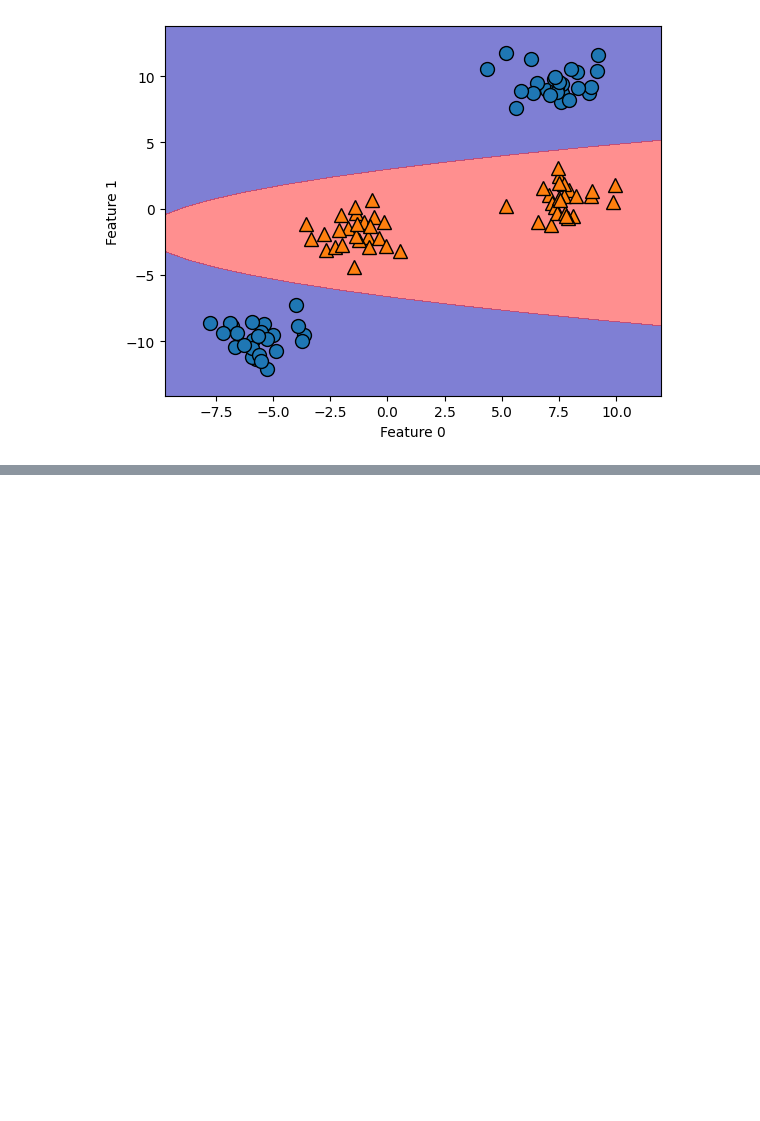
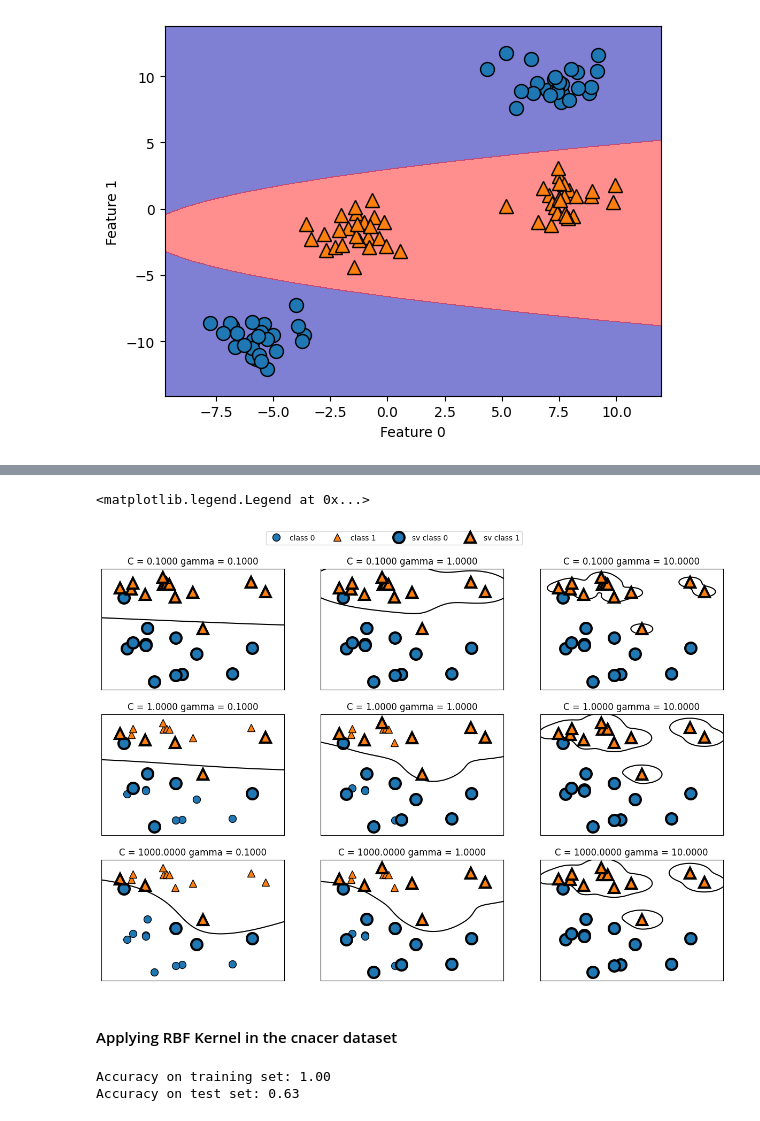
Before and after one commit to jurgenfolz/Machine-Learning-Examples, a Jupyter notebook: Supervised Learning/Support vector machines/SVM.ipynb, the cells around one changed output, grey strips where cells are left out. Saved outputs shown, nothing was run; the diff lists cells and outputs as text; code cells hidden in the pictures; blank space fills up the shorter version.

```diff
--- a/Supervised Learning/Support vector machines/SVM.ipynb
+++ b/Supervised Learning/Support vector machines/SVM.ipynb
@@ -111,0 +143,26 @@ Text(0, 0.5, 'Feature 1')
+# %%
+fig, axes = plt.subplots(3, 3, figsize=(15, 10))
+for ax, C in zip(axes, [-1, 0, 3]):
+    for a, gamma in zip(ax, range(-1, 2)):
+        mglearn.plots.plot_svm(log_C=C, log_gamma=gamma, ax=a)
+
+axes[0, 0].legend(["class 0", "class 1", "sv class 0", "sv class 1"],
+ncol=4, loc=(.9, 1.2))
+# %% [output]
+<matplotlib.legend.Legend at 0x...>
+[figure, added]
+# %% [markdown]
+#### Applying RBF Kernel in the cnacer dataset
+# %%
+from sklearn.datasets import load_breast_cancer
+from sklearn.model_selection import train_test_split
+cancer = load_breast_cancer()
+X_train, X_test, y_train, y_test = train_test_split(
+cancer.data, cancer.target, random_state=0)
+svc = SVC(kernel='rbf', C=1, gamma=0.1)
+svc.fit(X_train, y_train)
+print(f"Accuracy on training set: {svc.score(X_train, y_train):.2f}")
+print(f"Accuracy on test set: {svc.score(X_test, y_test):.2f}")
+# %% [output]
+Accuracy on training set: 1.00
+Accuracy on test set: 0.63
```
Also changed, not shown: parts of 4 cells of this notebook.
